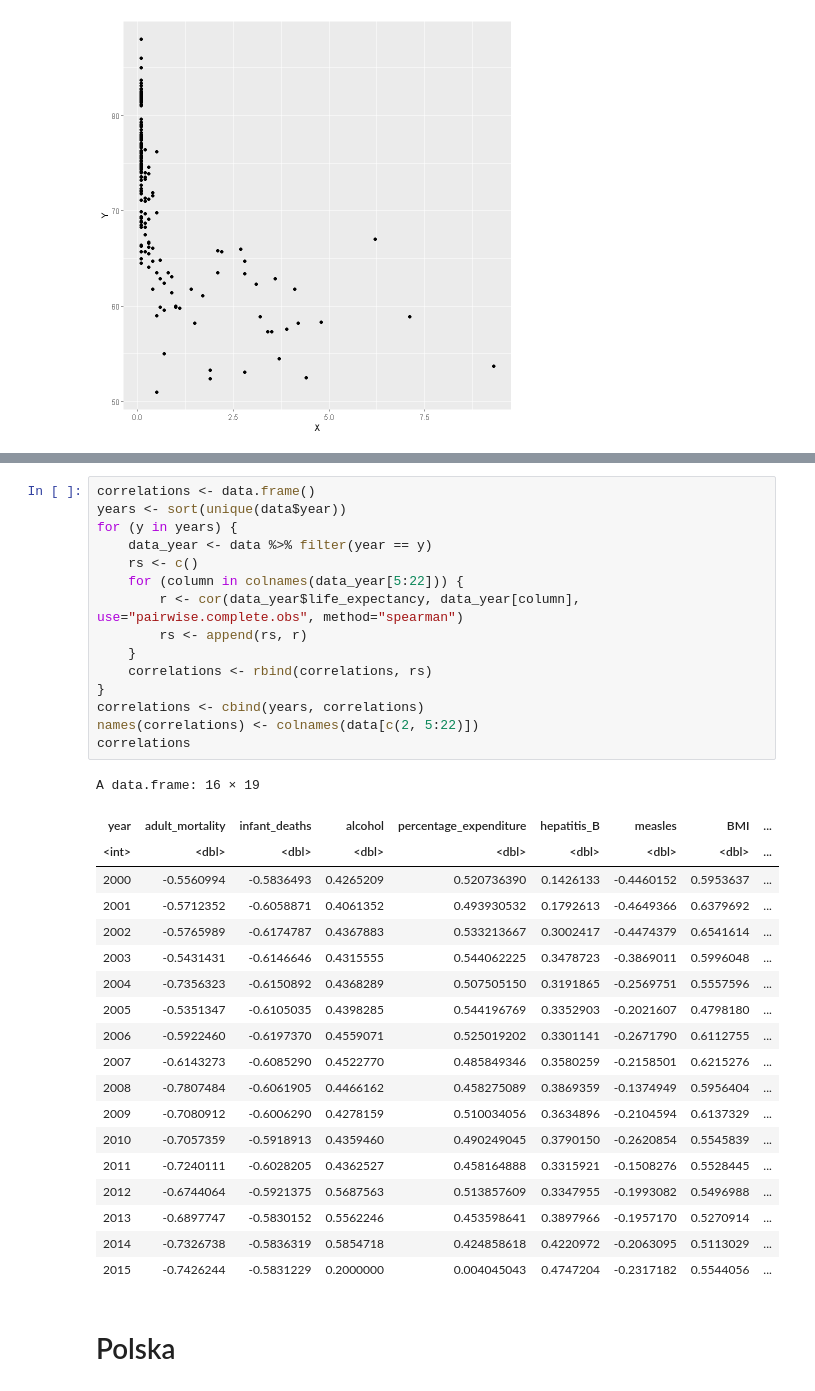
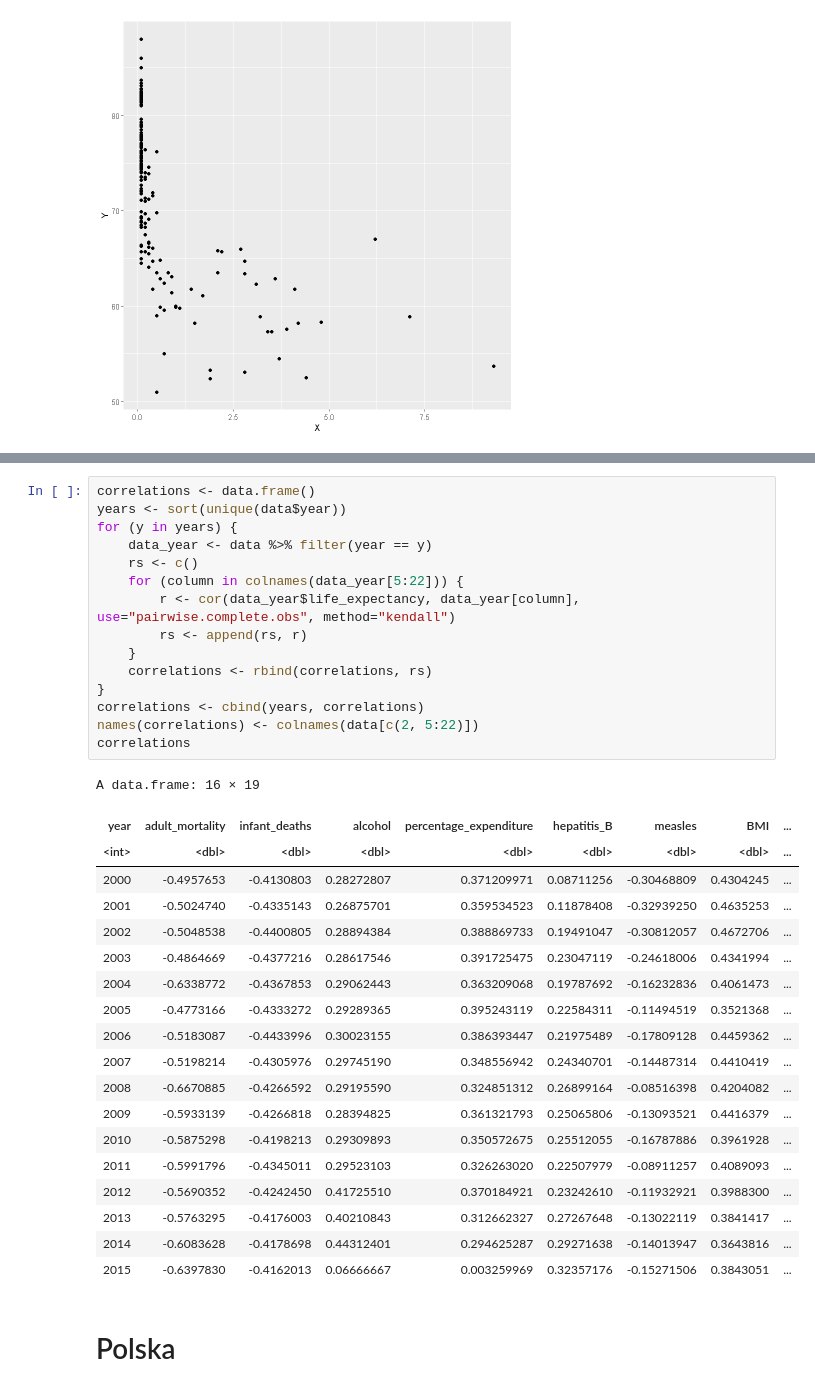
Before and after one commit to Szymex49/What_affects_life_expectancy-statistical_analysis, a Jupyter notebook: Malec.ipynb, the cells around one changed output, grey strips where cells are left out. Saved outputs shown, nothing was run; the diff lists cells and outputs as text.

```diff
--- a/Malec.ipynb
+++ b/Malec.ipynb
@@ -235,38 +235,38 @@ analysis(data2015$HIV_AIDS, data2015$life_expectancy)
 # %%
 correlations <- data.frame()
 years <- sort(unique(data$year))
 for (y in years) {
     data_year <- data %>% filter(year == y)
     rs <- c()
     for (column in colnames(data_year[5:22])) {
-        r <- cor(data_year$life_expectancy, data_year[column], use="pairwise.complete.obs", method="spearman")
+        r <- cor(data_year$life_expectancy, data_year[column], use="pairwise.complete.obs", method="kendall")
         rs <- append(rs, r)
     }
     correlations <- rbind(correlations, rs)
 }
 correlations <- cbind(years, correlations)
 names(correlations) <- colnames(data[c(2, 5:22)])
 correlations
 # %% [output]
 A data.frame: 16 × 19
 | year | adult_mortality | infant_deaths | alcohol | percentage_expenditure | hepatitis_B | measles | BMI | ... |
 | <int> | <dbl> | <dbl> | <dbl> | <dbl> | <dbl> | <dbl> | <dbl> | ... |
-| 2000 | -0.5560994 | -0.5836493 | 0.4265209 | 0.520736390 | 0.1426133 | -0.4460152 | 0.5953637 | ... |
-| 2001 | -0.5712352 | -0.6058871 | 0.4061352 | 0.493930532 | 0.1792613 | -0.4649366 | 0.6379692 | ... |
-| 2002 | -0.5765989 | -0.6174787 | 0.4367883 | 0.533213667 | 0.3002417 | -0.4474379 | 0.6541614 | ... |
-| 2003 | -0.5431431 | -0.6146646 | 0.4315555 | 0.544062225 | 0.3478723 | -0.3869011 | 0.5996048 | ... |
-| 2004 | -0.7356323 | -0.6150892 | 0.4368289 | 0.507505150 | 0.3191865 | -0.2569751 | 0.5557596 | ... |
-| 2005 | -0.5351347 | -0.6105035 | 0.4398285 | 0.544196769 | 0.3352903 | -0.2021607 | 0.4798180 | ... |
-| 2006 | -0.5922460 | -0.6197370 | 0.4559071 | 0.525019202 | 0.3301141 | -0.2671790 | 0.6112755 | ... |
-| 2007 | -0.6143273 | -0.6085290 | 0.4522770 | 0.485849346 | 0.3580259 | -0.2158501 | 0.6215276 | ... |
-| 2008 | -0.7807484 | -0.6061905 | 0.4466162 | 0.458275089 | 0.3869359 | -0.1374949 | 0.5956404 | ... |
-| 2009 | -0.7080912 | -0.6006290 | 0.4278159 | 0.510034056 | 0.3634896 | -0.2104594 | 0.6137329 | ... |
-| 2010 | -0.7057359 | -0.5918913 | 0.4359460 | 0.490249045 | 0.3790150 | -0.2620854 | 0.5545839 | ... |
-| 2011 | -0.7240111 | -0.6028205 | 0.4362527 | 0.458164888 | 0.3315921 | -0.1508276 | 0.5528445 | ... |
-| 2012 | -0.6744064 | -0.5921375 | 0.5687563 | 0.513857609 | 0.3347955 | -0.1993082 | 0.5496988 | ... |
-| 2013 | -0.6897747 | -0.5830152 | 0.5562246 | 0.453598641 | 0.3897966 | -0.1957170 | 0.5270914 | ... |
-| 2014 | -0.7326738 | -0.5836319 | 0.5854718 | 0.424858618 | 0.4220972 | -0.2063095 | 0.5113029 | ... |
-| 2015 | -0.7426244 | -0.5831229 | 0.2000000 | 0.004045043 | 0.4747204 | -0.2317182 | 0.5544056 | ... |
+| 2000 | -0.4957653 | -0.4130803 | 0.28272807 | 0.371209971 | 0.08711256 | -0.30468809 | 0.4304245 | ... |
+| 2001 | -0.5024740 | -0.4335143 | 0.26875701 | 0.359534523 | 0.11878408 | -0.32939250 | 0.4635253 | ... |
+| 2002 | -0.5048538 | -0.4400805 | 0.28894384 | 0.388869733 | 0.19491047 | -0.30812057 | 0.4672706 | ... |
+| 2003 | -0.4864669 | -0.4377216 | 0.28617546 | 0.391725475 | 0.23047119 | -0.24618006 | 0.4341994 | ... |
+| 2004 | -0.6338772 | -0.4367853 | 0.29062443 | 0.363209068 | 0.19787692 | -0.16232836 | 0.4061473 | ... |
+| 2005 | -0.4773166 | -0.4333272 | 0.29289365 | 0.395243119 | 0.22584311 | -0.11494519 | 0.3521368 | ... |
+| 2006 | -0.5183087 | -0.4433996 | 0.30023155 | 0.386393447 | 0.21975489 | -0.17809128 | 0.4459362 | ... |
+| 2007 | -0.5198214 | -0.4305976 | 0.29745190 | 0.348556942 | 0.24340701 | -0.14487314 | 0.4410419 | ... |
+| 2008 | -0.6670885 | -0.4266592 | 0.29195590 | 0.324851312 | 0.26899164 | -0.08516398 | 0.4204082 | ... |
+| 2009 | -0.5933139 | -0.4266818 | 0.28394825 | 0.361321793 | 0.25065806 | -0.13093521 | 0.4416379 | ... |
+| 2010 | -0.5875298 | -0.4198213 | 0.29309893 | 0.350572675 | 0.25512055 | -0.16787886 | 0.3961928 | ... |
+| 2011 | -0.5991796 | -0.4345011 | 0.29523103 | 0.326263020 | 0.22507979 | -0.08911257 | 0.4089093 | ... |
+| 2012 | -0.5690352 | -0.4242450 | 0.41725510 | 0.370184921 | 0.23242610 | -0.11932921 | 0.3988300 | ... |
+| 2013 | -0.5763295 | -0.4176003 | 0.40210843 | 0.312662327 | 0.27267648 | -0.13022119 | 0.3841417 | ... |
+| 2014 | -0.6083628 | -0.4178698 | 0.44312401 | 0.294625287 | 0.29271638 | -0.14013947 | 0.3643816 | ... |
+| 2015 | -0.6397830 | -0.4162013 | 0.06666667 | 0.003259969 | 0.32357176 | -0.15271506 | 0.3843051 | ... |
 # %% [markdown]
 # Polska
 # %%
```
Also changed, not shown: parts of 12 cells of this notebook, 2 other files.
